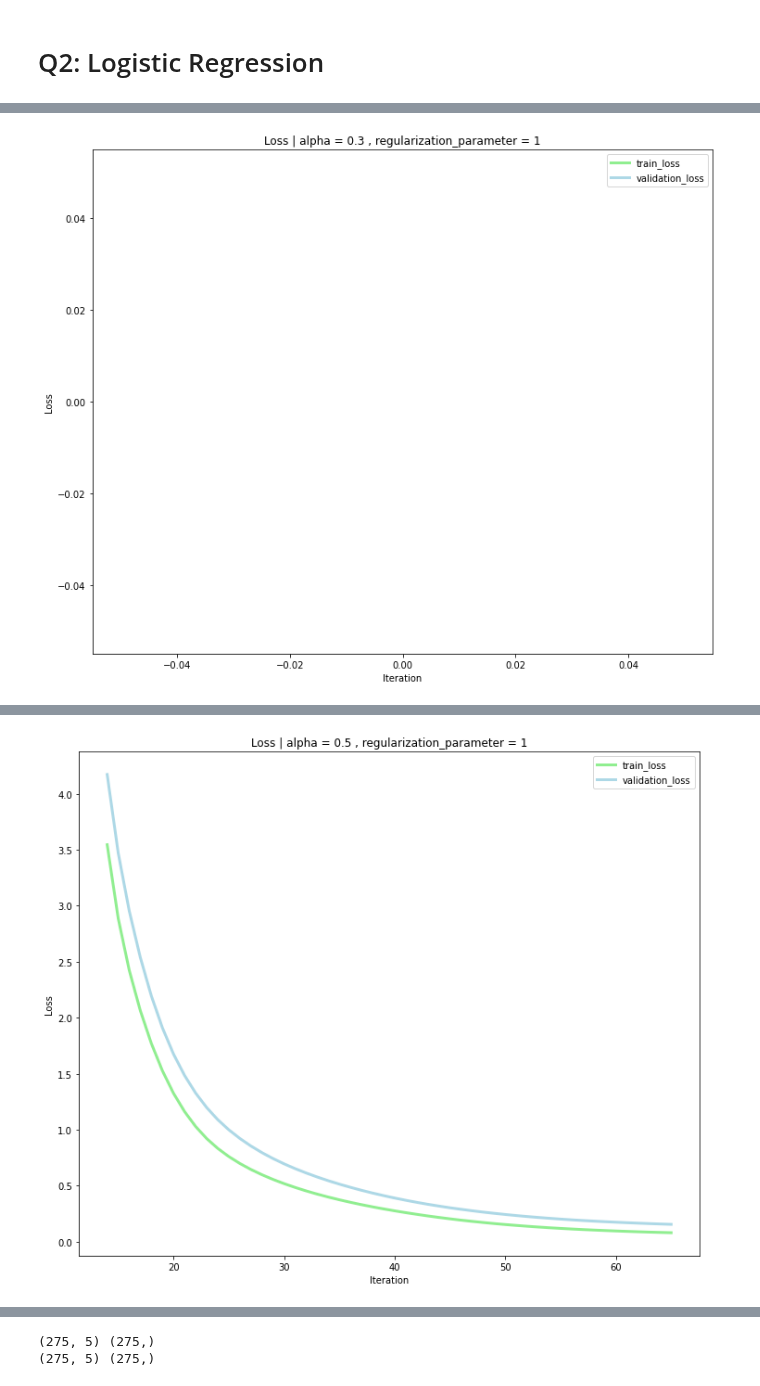
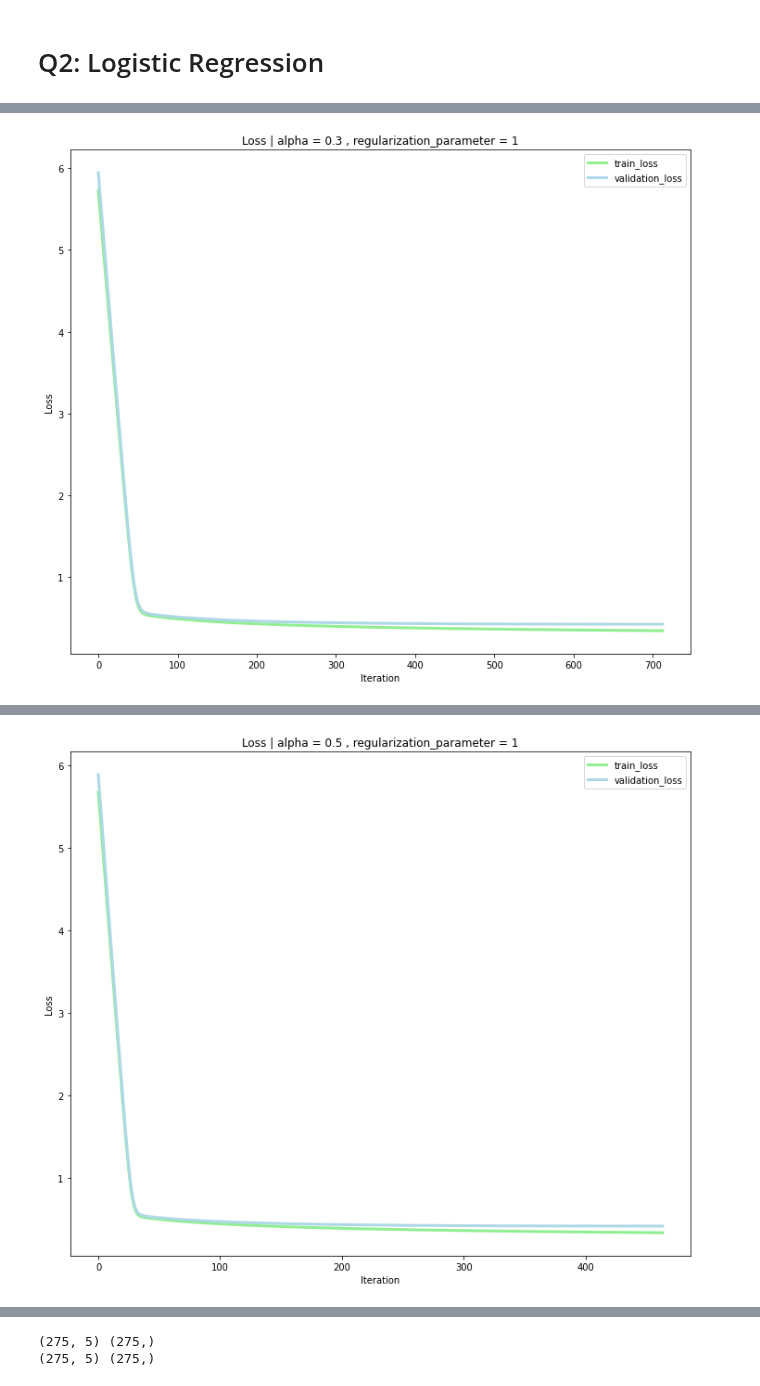
Before and after one commit to a-m-kyp/ML-HW, a Jupyter notebook: HW#2.ipynb, the cells around one changed output, grey strips where cells are left out. Saved outputs shown, nothing was run; the diff lists cells and outputs as text; code cells hidden in the pictures.

```diff
--- a/HW#2.ipynb
+++ b/HW#2.ipynb
@@ -861,9 +848,10 @@ dataset.rename(columns={0: 'column_1', 1: 'column_2', 2: 'column_3', 3: 'column_
 
 # print(">============= Normalize numerical columns ==========<")
 label_column = dataset[["label"]]
-# dataset = remove_column(dataset, "label")
-# dataset = normalize_numerical_columns(dataset)
-# dataset = concat_data(dataset, label_column)
+dataset = remove_column(dataset, "label")
+dataset = normalize_numerical_columns(dataset)
+dataset = concat_data(dataset, label_column)
+
 dataset.insert(0, "theta_0", np.ones(dataset.shape[0]))
 feature_columns = dataset.drop('label', axis=1).columns
 # print(">====================================================<")
@@ -885,21 +873,24 @@ alpha_lambda_coeff_loss_mse_df = pd.DataFrame(columns=["alpha", "lambda", "coeff
 
 # loss plot for each alpha and lambda
 for alpha in alpha_list:
-    random_theta = np.random.rand(x_train.shape[1]) * 5 + 5 # random values between 5 and 10
+    random_theta = np.random.rand(x_train.shape[1]) * 1- + 5 # random values between 5 and 10
     last_theta, theta_history, train_loss_history, validation_loss_history = fit_linear_regression(x_train, y_train, x_validation, y_validation, random_theta , alpha=alpha, regularization_parameter=regul_param)
     plot_loss_train_validation(train_loss_history, validation_loss_history, alpha, regul_param)
-    y_predict = linear_regression_predict(x_test, last_theta)
-    mean_squared_error = calculate_mse(y_test, y_predict)
+    loss = logistic_cost_function_regularized(x_test, y_test, coeffs, regul_param)
+    mean_squared_error = calculate_mse(y_test, logistic_regression_predict(x_test, last_theta))
     alpha_lambda_coeff_loss_mse_df = alpha_lambda_coeff_loss_mse_df.append({"alpha": alpha, "lambda": regul_param, "coeffs": last_theta, "loss": validation_loss_history[-1], "mse": mean_squared_error}, ignore_index=True)
 
-alpha, regul_param, coeffs, _ = get_train_fit_min_value(alpha_lambda_coeff_loss_mse_df, "loss")
+print(alpha_lambda_coeff_loss_mse_df)
+alpha, regul_param, coeffs, loss = get_train_fit_min_value(alpha_lambda_coeff_loss_mse_df, "loss")
 print("Best model Coefficients: ", coeffs)
+print("Best model alpha: ", alpha)
+print("Best model Loss: ", loss)
 
-y_predict = linear_regression_predict(x_test, coeffs)
-loss = loss_function_with_regularization(x_test, y_predict, coeffs, regul_param)
-
+y_predict = logistic_regression_predict(x_test, coeffs)
+loss = logistic_cost_function_regularized(x_test, y_predict, coeffs, regul_param)
+print(loss)
 plot_coeffs(feature_columns, coeffs, alpha, regul_param)
-plot_prediction_coverage(y_test, y_predict, alpha, regul_param)
+# plot_prediction_coverage(y_test, y_predict, alpha, regul_param)
 
 report_error_df = report_error(y_test, y_predict)
 print(report_error_df)
@@ -910 +901 @@ iteration:  4 alpha:  0.3 regularization_parameter:  1 Validation loss:  inf Tra
-[figure, old version]
+[figure, new version]
@@ -912 +903 @@ iteration:  65 alpha:  0.5 regularization_parameter:  1 Validation loss:  0.1552
-[figure, old version]
+[figure, new version]
```
Also changed, not shown: parts of 4 cells of this notebook.
